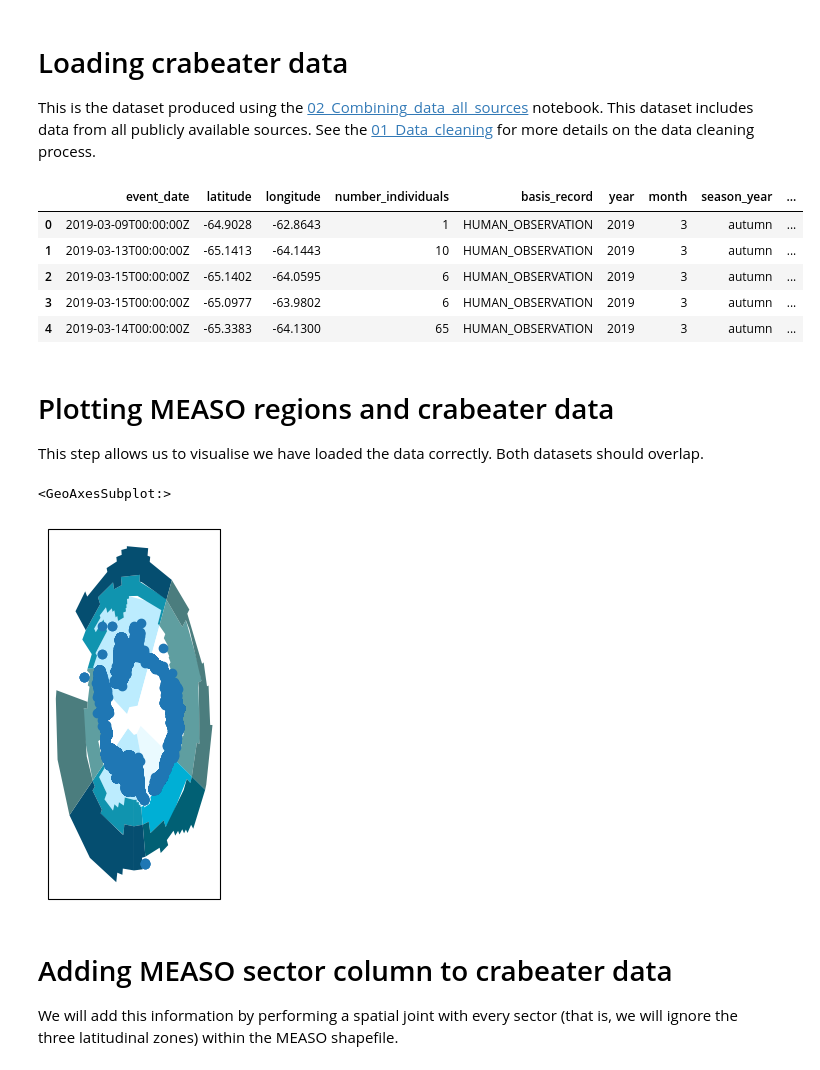
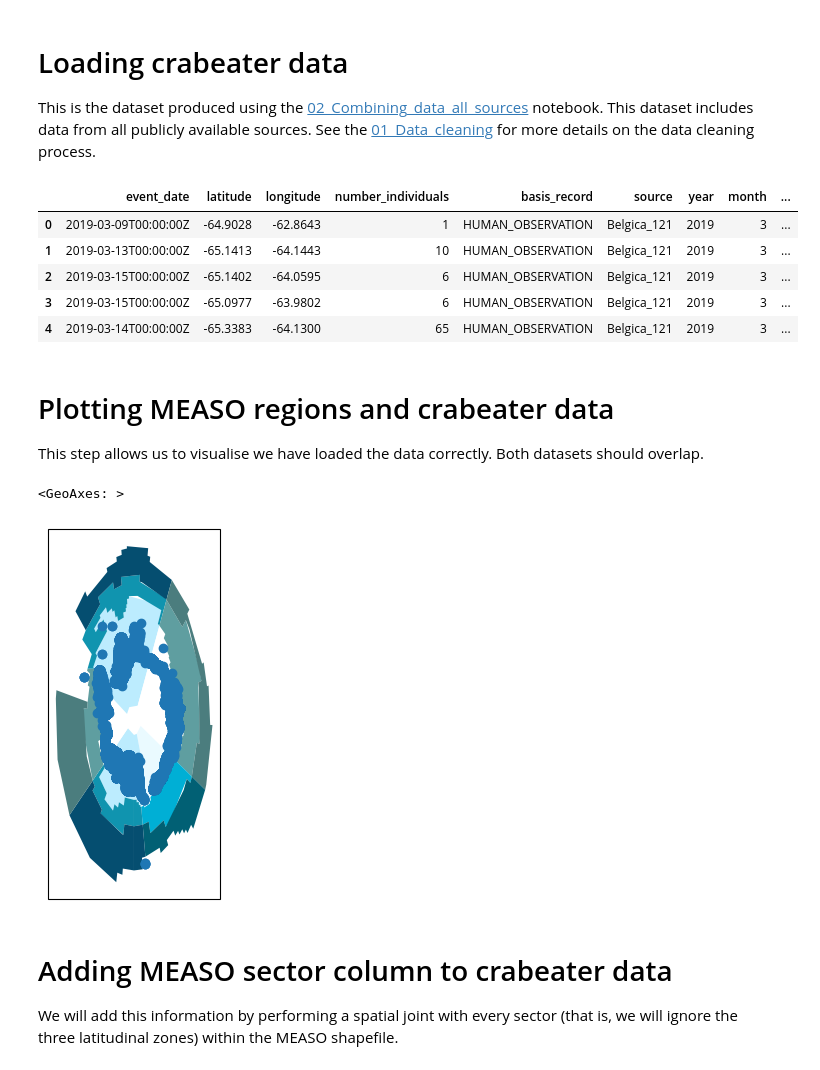
Before and after one commit to lidefi87/Crabeater_Distribution_East_Antarctica, a Jupyter notebook: Scripts/01_Bio_data_cleaning/zz_Adding_MEASO_bio_data.ipynb, the cells around one changed output. Saved outputs shown, nothing was run; the diff lists cells and outputs as text; code cells hidden in the pictures.

Commit message:
Reorganising biological scripts

```diff
--- a/Scripts/03_Adding_MEASO_bio_data.ipynb
+++ b/Scripts/01_Bio_data_cleaning/zz_Adding_MEASO_bio_data.ipynb
@@ -66,23 +77,23 @@ MEASO has 5 sectors and 3 zones within each sector, which means that we should h
 This is the dataset produced using the [02_Combining_data_all_sources]('02_Combining_data_all_sources.R') notebook. This dataset includes data from all publicly available sources. See the [01_Data_cleaning]('01_Data_cleaning') for more details on the data cleaning process.
 # %%
 #Loading dataset as pandas data frame
-crabeaters = pd.read_csv('../Cleaned_Data/All_sources_clean_data.csv')
+crabeaters = pd.read_csv('../Biological_Data/Cleaned_Data/All_sources_clean_data.csv')
 
 #Turning into geodataframe to perform spatial joint with MEASO shapefile
 crab_obs_shp = gp.GeoDataFrame(crabeaters,
                                geometry = gp.points_from_xy(crabeaters.longitude,
                                                             crabeaters.latitude),
                                crs = 'EPSG:4326')
 
 #Checking results
 crab_obs_shp.head()
 # %% [output]
-|  | event_date | latitude | longitude | number_individuals | basis_record | year | month | season_year | ... |
-| 0 | 2019-03-09T00:00:00Z | -64.9028 | -62.8643 | 1 | HUMAN_OBSERVATION | 2019 | 3 | autumn | ... |
-| 1 | 2019-03-13T00:00:00Z | -65.1413 | -64.1443 | 10 | HUMAN_OBSERVATION | 2019 | 3 | autumn | ... |
-| 2 | 2019-03-15T00:00:00Z | -65.1402 | -64.0595 | 6 | HUMAN_OBSERVATION | 2019 | 3 | autumn | ... |
-| 3 | 2019-03-15T00:00:00Z | -65.0977 | -63.9802 | 6 | HUMAN_OBSERVATION | 2019 | 3 | autumn | ... |
-| 4 | 2019-03-14T00:00:00Z | -65.3383 | -64.1300 | 65 | HUMAN_OBSERVATION | 2019 | 3 | autumn | ... |
+|  | event_date | latitude | longitude | number_individuals | basis_record | source | year | month | ... |
+| 0 | 2019-03-09T00:00:00Z | -64.9028 | -62.8643 | 1 | HUMAN_OBSERVATION | Belgica_121 | 2019 | 3 | ... |
+| 1 | 2019-03-13T00:00:00Z | -65.1413 | -64.1443 | 10 | HUMAN_OBSERVATION | Belgica_121 | 2019 | 3 | ... |
+| 2 | 2019-03-15T00:00:00Z | -65.1402 | -64.0595 | 6 | HUMAN_OBSERVATION | Belgica_121 | 2019 | 3 | ... |
+| 3 | 2019-03-15T00:00:00Z | -65.0977 | -63.9802 | 6 | HUMAN_OBSERVATION | Belgica_121 | 2019 | 3 | ... |
+| 4 | 2019-03-14T00:00:00Z | -65.3383 | -64.1300 | 65 | HUMAN_OBSERVATION | Belgica_121 | 2019 | 3 | ... |
 # %% [markdown]
 # Plotting MEASO regions and crabeater data
 This step allows us to visualise we have loaded the data correctly. Both datasets should overlap.
@@ -97,7 +108,7 @@ ax = fig.add_subplot(111, projection = ccrs.SouthPolarStereo())
 measo.plot(ax = ax, color = measo['fill'], transform = ccrs.PlateCarree())
 crab_obs_shp.plot(ax = ax, transform = ccrs.PlateCarree())
 # %% [output]
-<GeoAxesSubplot:>
+<GeoAxes: >
 [figure]
 # %% [markdown]
 # Adding MEASO sector column to crabeater data
```
Also changed, not shown: parts of 7 cells of this notebook, 1 other file.
